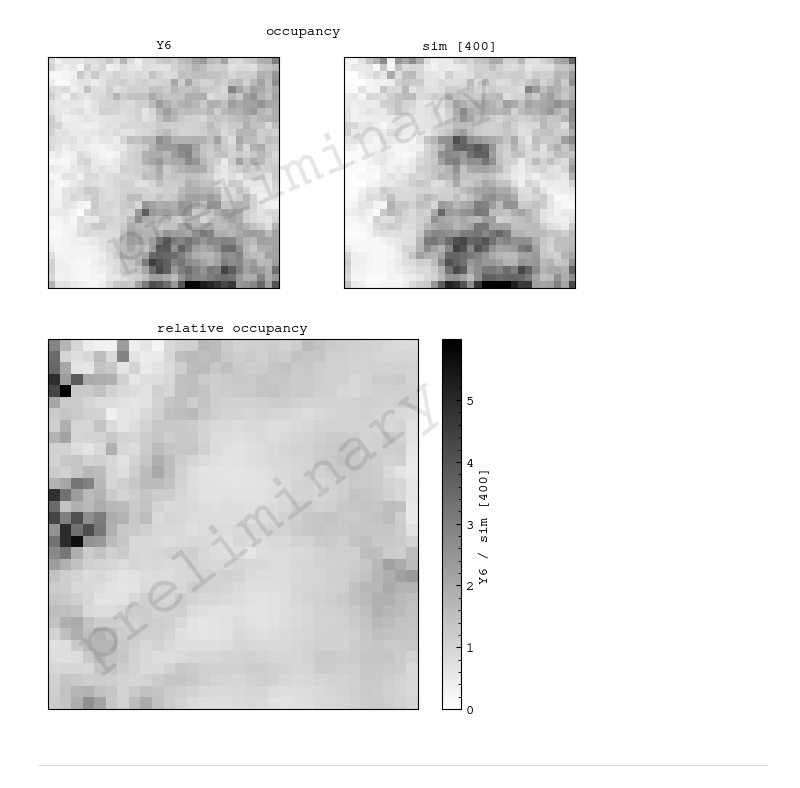
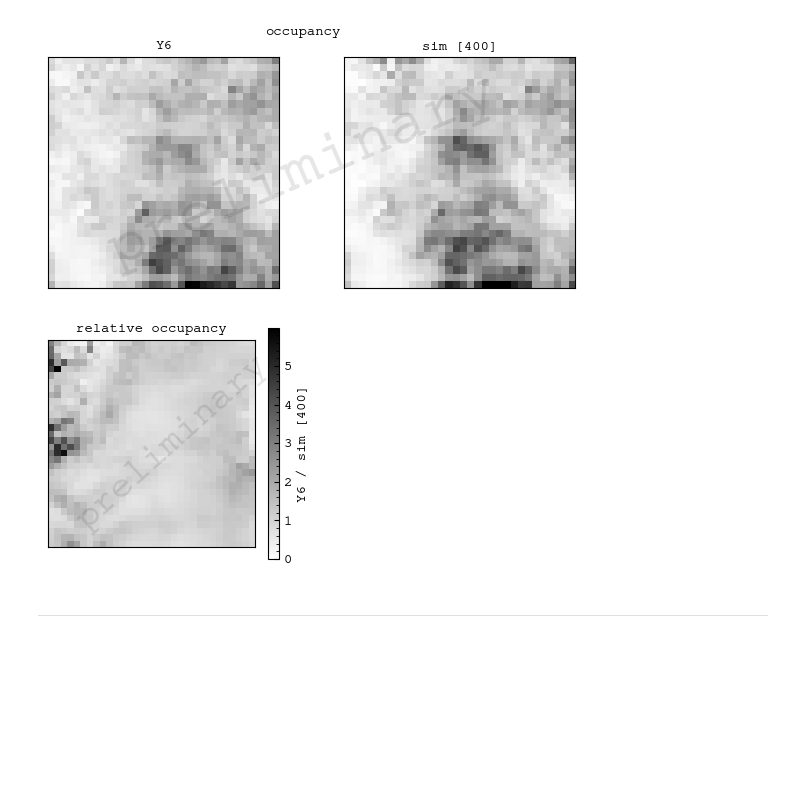
Before and after one commit to sidneymau/des-y6-image-sims-analysis, a Jupyter notebook: notebooks/2025_01_17_tomographic-matching/dev.ipynb, the cells around one changed output. Drawn from its saved outputs; the diff is of its cells as text; code cells hidden in the pictures; blank space fills up the shorter version.

```diff
--- a/notebooks/2025_01_17_tomographic-matching/dev.ipynb
+++ b/notebooks/2025_01_17_tomographic-matching/dev.ipynb
@@ -175,25 +175,25 @@ plt.show()
 # %% [output]
 [figure]
 # %%
-fig, axs = plt.subplots(1, 1)
+fig, axs = plt.subplots(1, 1, figsize=(3 + 4/12, 3))
 
 im = axs.imshow(
     (occupancy_grid_y6 / fraction_grid_sim).reshape(lib.const.SOM_SHAPE),
     origin="lower",
     vmin=0,
 )
 axs.set_title("relative occupancy")
 
 fig.colorbar(im, ax=axs, label="Y6 / sim [400]")
 
 axs.set_xticks([])
 axs.set_yticks([])
 
 watermark(fig)
 
 plt.show()
 # %% [output]
-[figure, old version]
+[figure, new version]
 # %% [markdown]
 ---
 # %%
```
Also changed, not shown: 3 other files.
